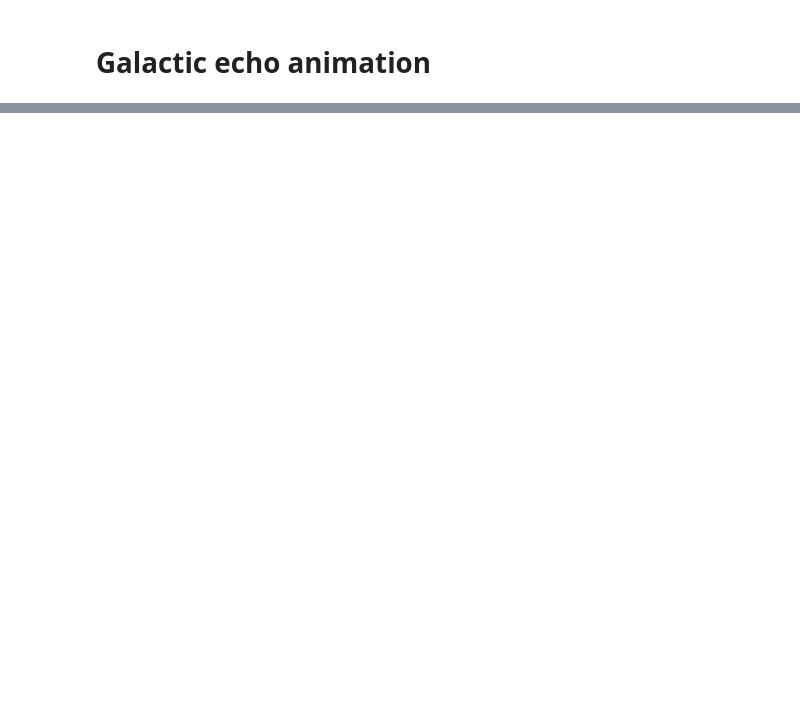
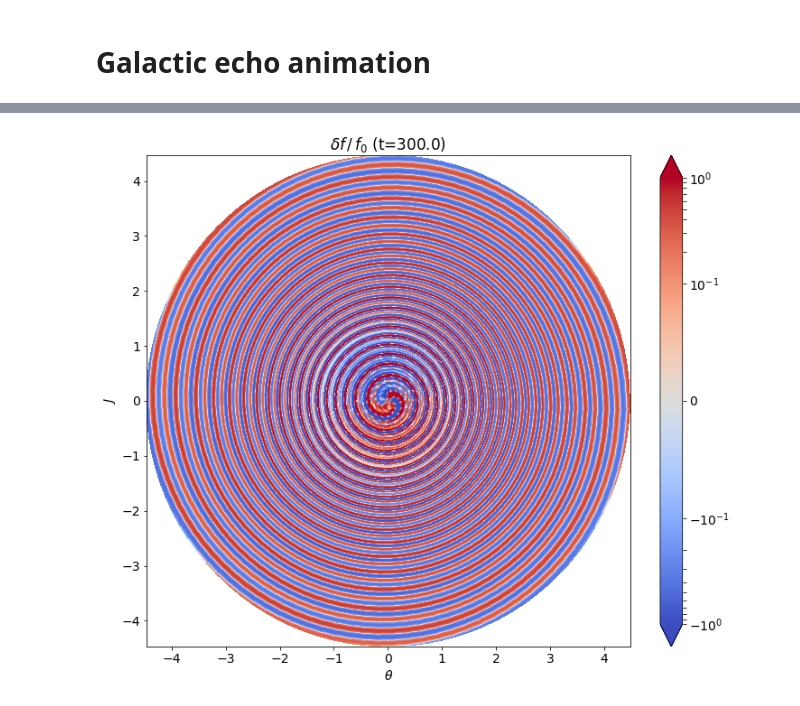
Before and after one commit to Jupiter1994/plasma-echo, a Jupyter notebook: Galactic Phase Mixing and Echo.ipynb, the cells around one changed output, grey strips where cells are left out. Cells and saved outputs as stored; diff of their text form; code cells hidden in the pictures; blank space fills up the shorter version.

Commit message:
finished coding 2nd-order  solution animation

```diff
--- a/Galactic Phase Mixing and Echo.ipynb
+++ b/Galactic Phase Mixing and Echo.ipynb
@@ -187,0 +405,19 @@ Elapsed t: 49.8 seconds
+# %%
+## one snapshot of phase space for 2nd-order solution
+t_temp=10
+vlimit = 1
+
+Z = deltaf_over_f0(thetas, Js, t_temp, t1=t1, t2=t2, n1=n1, n2=n2, A1=A1, A2=A2)
+
+fig, ax = plt.subplots(1, 1, figsize=(12,10))
+
+im = ax.pcolormesh(x_vals, y_vals, Z,
+                   norm=colors.SymLogNorm(linthresh=1e-1, linscale=1,base=10,
+                                          vmin=-vlimit, vmax=vlimit),\
+                       cmap=cm.coolwarm,
+                   shading='auto')
+cbar = fig.colorbar(im, ax=ax)
+
+ax.set_title('$\delta f \, / \, f_0$ (t=' + str(t_temp) + ')')
+
+plt.show()
@@ -187,0 +426,54 @@ Elapsed t: 49.8 seconds
+# %%
+## deltaf/f_0 plotted in J/theta coords
+
+fig, ax = plt.subplots(1,1,figsize=(12,10))
+
+# initialize the color bar
+Z = deltaf_over_f0(thetas, Js, 0, t1, t2, n1, n2, A1, A2)
+vlimit = 1
+quad1 = ax.pcolormesh(x_vals, y_vals, Z,
+                   norm=colors.SymLogNorm(linthresh=1e-1, linscale=1,base=10,
+                                          vmin=-vlimit, vmax=vlimit),\
+                       cmap=cm.coolwarm,
+                   shading='auto')
+fig.colorbar(quad1, ax=ax, extend='both')
+
+ax.set_xlabel(r"$\theta$")
+ax.set_ylabel(r"$J$")
+
+# the overdensity at theta=0 as a function of time; ie, delta_n(theta=0, t)
+delta_n_array = []
+
+def init():
+    quad1.set_array([])
+    return quad1
+
+start = time.time()
+def updatefig(num):
+
+    t = ts[num]
+    if ((t % 10) == 0):
+        print("t = " + str(t))
+        print(f'Elapsed t: {np.round(time.time() - start, 1)} seconds')
+
+    Z = deltaf_over_f0(thetas, Js, t, t1, t2, n1, n2, A1, A2)
+
+    # integrate over Z at x_val=0, ie, at theta = +-pi/2
+    theta_ind = (int) (num_thetas_sampled / 4) # index of theta = pi/2
+    delta_n = np.sum(Z[:, theta_ind]) # integrate over "y" at theta=pi/2
+    delta_n += np.sum(Z[:, num_thetas_sampled-theta_ind]) # theta=-pi/2
+    delta_n_array.append(delta_n)
+
+    ## plot delta_f in J vs. theta phase space
+    #Z = Z[:-1, :-1]
+    quad1.set_array(Z.ravel())
+
+    ax.set_title('$\delta f \, / \, f_0$ (t=' + str(t) + ')')
+
+    return im,
+
+
+ani = animation.FuncAnimation(fig, updatefig, frames=len(ts), interval=100, blit=True)
+
+ani.save("deltaf_over_f0_temp.mp4")
+# %% [output]
@@ -187,0 +497 @@ Elapsed t: 49.8 seconds
+[figure, added]
```
Also changed, not shown: parts of 14 cells of this notebook, 1 other file.
